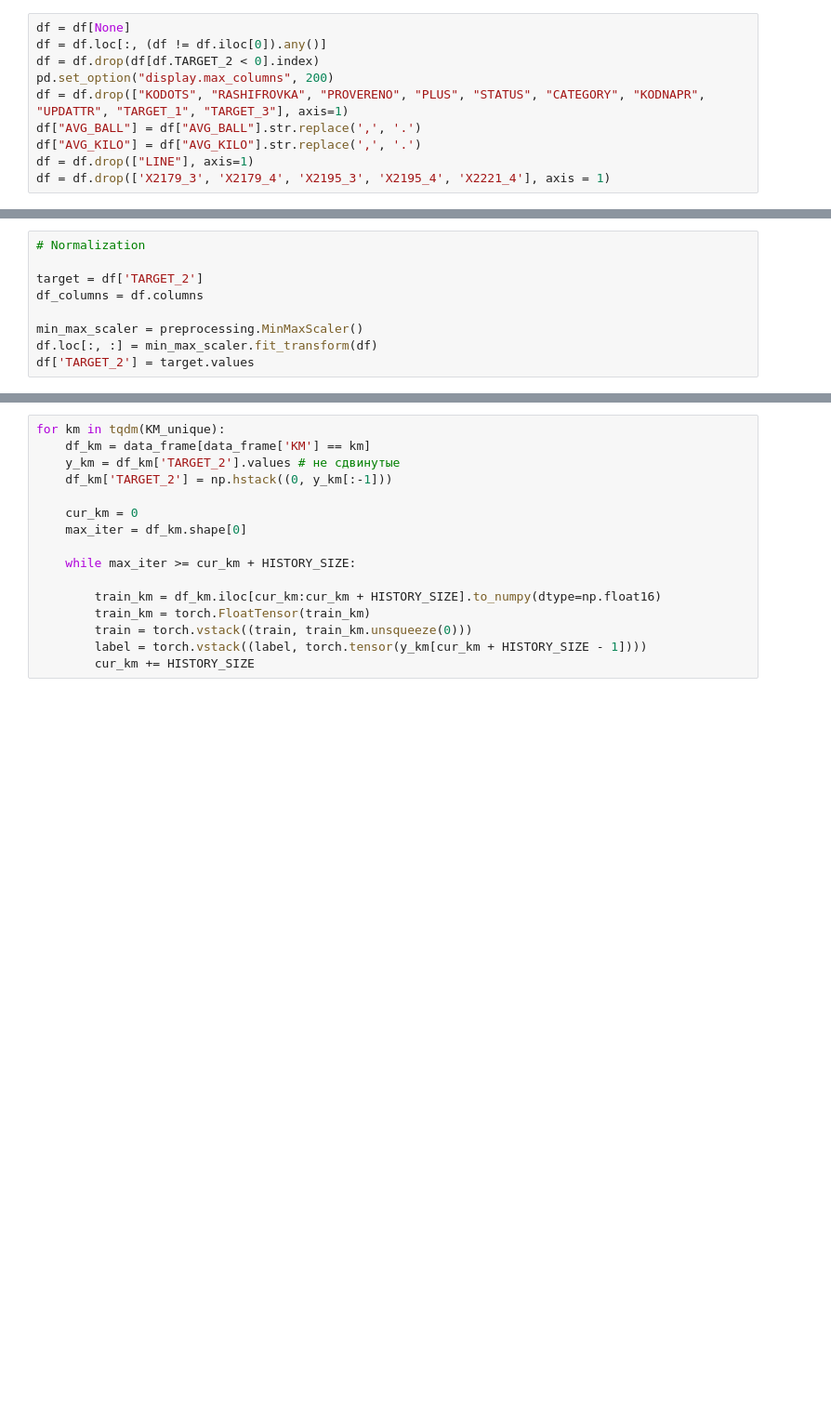
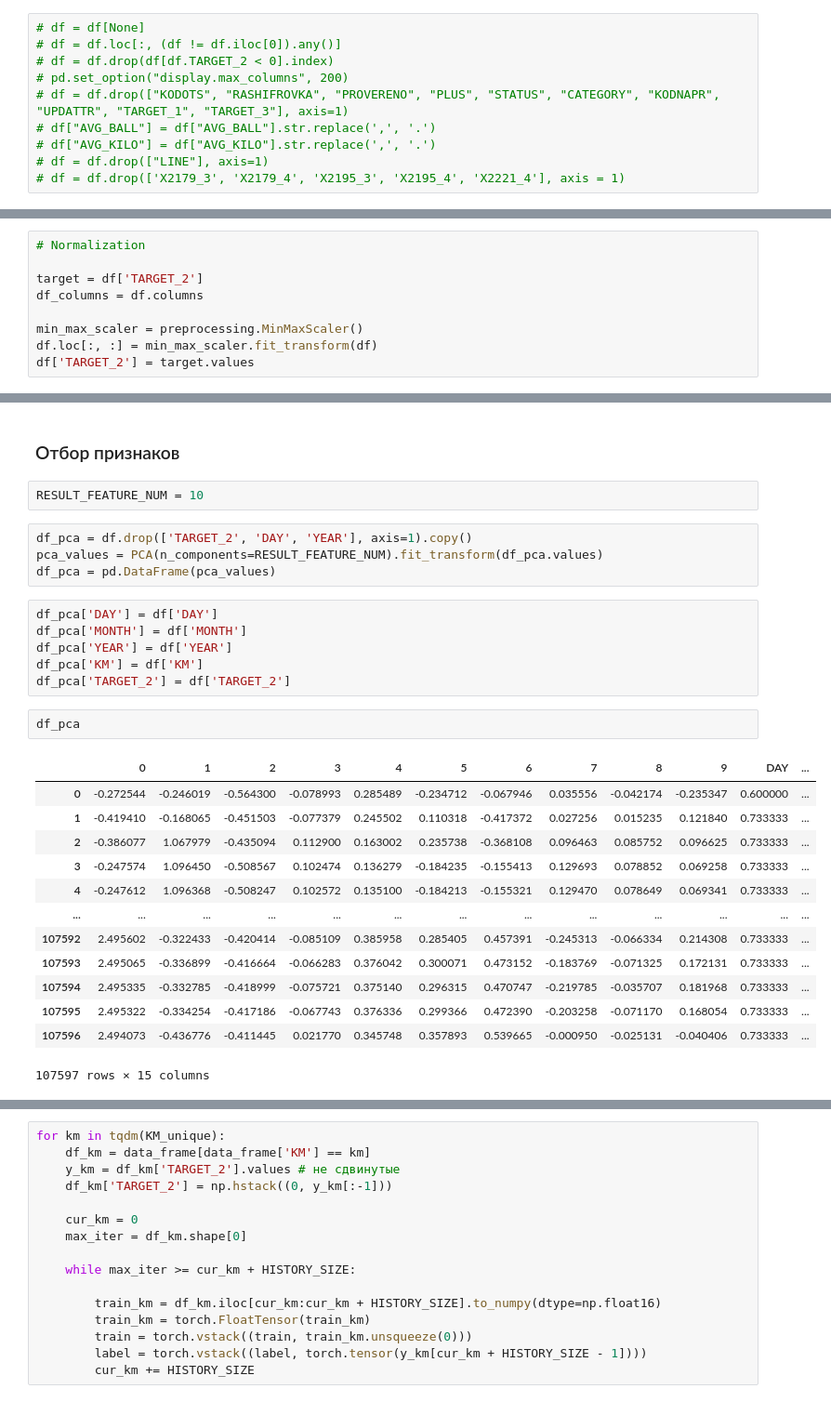
Before and after one commit to prosvirinKir/rzd, a Jupyter notebook: RNN.ipynb, the cells around one changed output, grey strips where cells are left out. Shown at 93% size. Drawn from its saved outputs; the diff is of its cells as text; blank space fills up the shorter version.

```diff
--- a/RNN.ipynb
+++ b/RNN.ipynb
@@ -51,15 +51,15 @@ Mounted at /content/gdrive/
 # %%
 df = pyreadr.read_r("/content/gdrive/MyDrive/DLS/hw_segmentation/GOR.rds")
 # %%
-df = df[None]
-df = df.loc[:, (df != df.iloc[0]).any()]
-df = df.drop(df[df.TARGET_2 < 0].index)
-pd.set_option("display.max_columns", 200)
-df = df.drop(["KODOTS", "RASHIFROVKA", "PROVERENO", "PLUS", "STATUS", "CATEGORY", "KODNAPR", "UPDATTR", "TARGET_1", "TARGET_3"], axis=1)
-df["AVG_BALL"] = df["AVG_BALL"].str.replace(',', '.')
-df["AVG_KILO"] = df["AVG_KILO"].str.replace(',', '.')
-df = df.drop(["LINE"], axis=1)
-df = df.drop(['X2179_3', 'X2179_4', 'X2195_3', 'X2195_4', 'X2221_4'], axis = 1)
+# df = df[None]
+# df = df.loc[:, (df != df.iloc[0]).any()]
+# df = df.drop(df[df.TARGET_2 < 0].index)
+# pd.set_option("display.max_columns", 200)
+# df = df.drop(["KODOTS", "RASHIFROVKA", "PROVERENO", "PLUS", "STATUS", "CATEGORY", "KODNAPR", "UPDATTR", "TARGET_1", "TARGET_3"], axis=1)
+# df["AVG_BALL"] = df["AVG_BALL"].str.replace(',', '.')
+# df["AVG_KILO"] = df["AVG_KILO"].str.replace(',', '.')
+# df = df.drop(["LINE"], axis=1)
+# df = df.drop(['X2179_3', 'X2179_4', 'X2195_3', 'X2195_4', 'X2221_4'], axis = 1)
 # %%
 # df_saved = df.copy()
 # %%
@@ -82,0 +96,30 @@ df = df.drop(['index'], axis=1)
+# %% [markdown]
+### Отбор признаков
+# %%
+RESULT_FEATURE_NUM = 10
+# %%
+df_pca = df.drop(['TARGET_2', 'DAY', 'YEAR'], axis=1).copy()
+pca_values = PCA(n_components=RESULT_FEATURE_NUM).fit_transform(df_pca.values)
+df_pca = pd.DataFrame(pca_values)
+# %%
+df_pca['DAY'] = df['DAY']
+df_pca['MONTH'] = df['MONTH']
+df_pca['YEAR'] = df['YEAR']
+df_pca['KM'] = df['KM']
+df_pca['TARGET_2'] = df['TARGET_2']
+# %%
+df_pca
+# %% [output]
+|  | 0 | 1 | 2 | 3 | 4 | 5 | 6 | 7 | 8 | 9 | DAY | ... |
+| 0 | -0.272544 | -0.246019 | -0.564300 | -0.078993 | 0.285489 | -0.234712 | -0.067946 | 0.035556 | -0.042174 | -0.235347 | 0.600000 | ... |
+| 1 | -0.419410 | -0.168065 | -0.451503 | -0.077379 | 0.245502 | 0.110318 | -0.417372 | 0.027256 | 0.015235 | 0.121840 | 0.733333 | ... |
+| 2 | -0.386077 | 1.067979 | -0.435094 | 0.112900 | 0.163002 | 0.235738 | -0.368108 | 0.096463 | 0.085752 | 0.096625 | 0.733333 | ... |
+| 3 | -0.247574 | 1.096450 | -0.508567 | 0.102474 | 0.136279 | -0.184235 | -0.155413 | 0.129693 | 0.078852 | 0.069258 | 0.733333 | ... |
+| 4 | -0.247612 | 1.096368 | -0.508247 | 0.102572 | 0.135100 | -0.184213 | -0.155321 | 0.129470 | 0.078649 | 0.069341 | 0.733333 | ... |
+| ... | ... | ... | ... | ... | ... | ... | ... | ... | ... | ... | ... | ... |
+| 107592 | 2.495602 | -0.322433 | -0.420414 | -0.085109 | 0.385958 | 0.285405 | 0.457391 | -0.245313 | -0.066334 | 0.214308 | 0.733333 | ... |
+| 107593 | 2.495065 | -0.336899 | -0.416664 | -0.066283 | 0.376042 | 0.300071 | 0.473152 | -0.183769 | -0.071325 | 0.172131 | 0.733333 | ... |
+| 107594 | 2.495335 | -0.332785 | -0.418999 | -0.075721 | 0.375140 | 0.296315 | 0.470747 | -0.219785 | -0.035707 | 0.181968 | 0.733333 | ... |
+| 107595 | 2.495322 | -0.334254 | -0.417186 | -0.067743 | 0.376336 | 0.299366 | 0.472390 | -0.203258 | -0.071170 | 0.168054 | 0.733333 | ... |
+| 107596 | 2.494073 | -0.436776 | -0.411445 | 0.021770 | 0.345748 | 0.357893 | 0.539665 | -0.000950 | -0.025131 | -0.040406 | 0.733333 | ... |
+107597 rows × 15 columns
```
Also changed, not shown: parts of 36 cells of this notebook.
